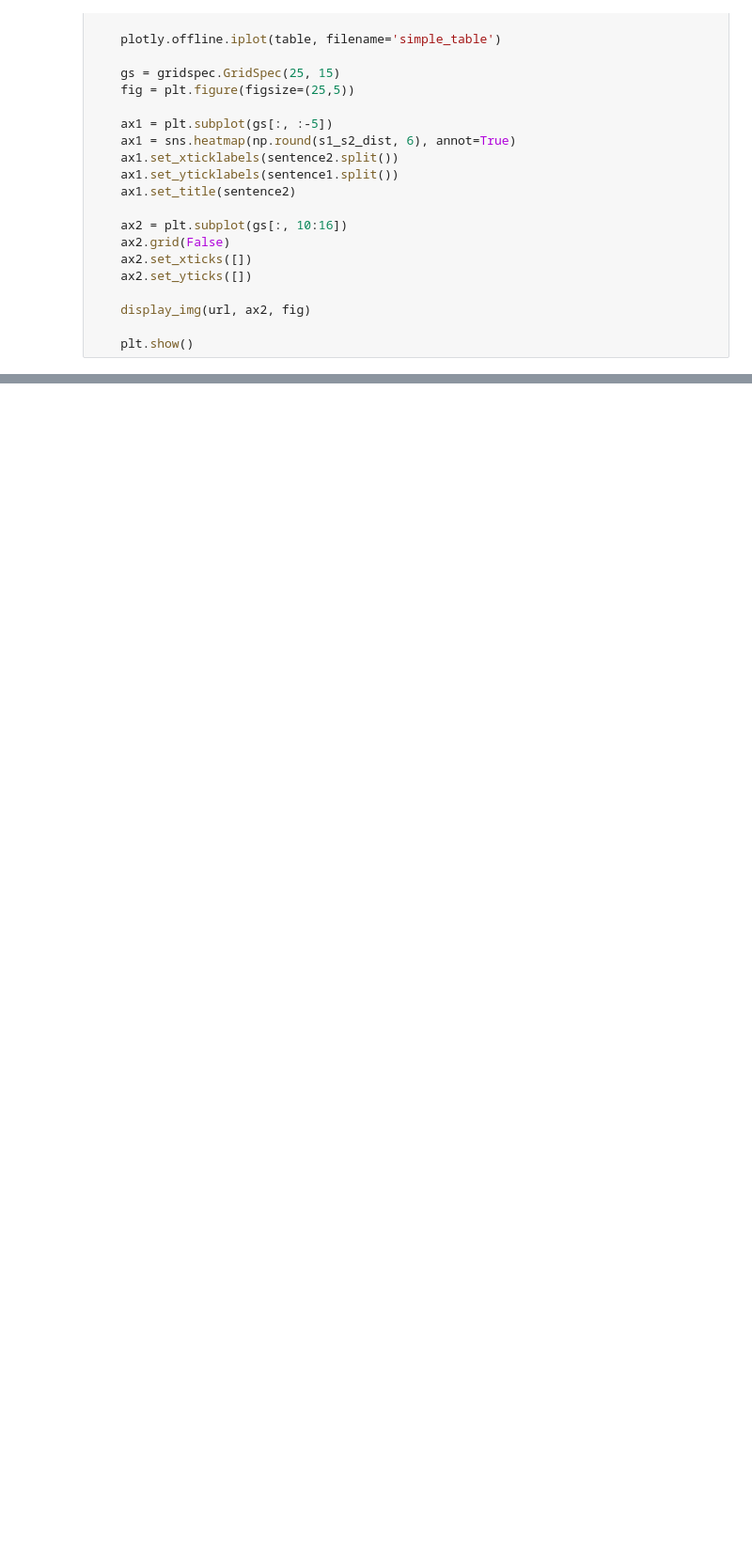
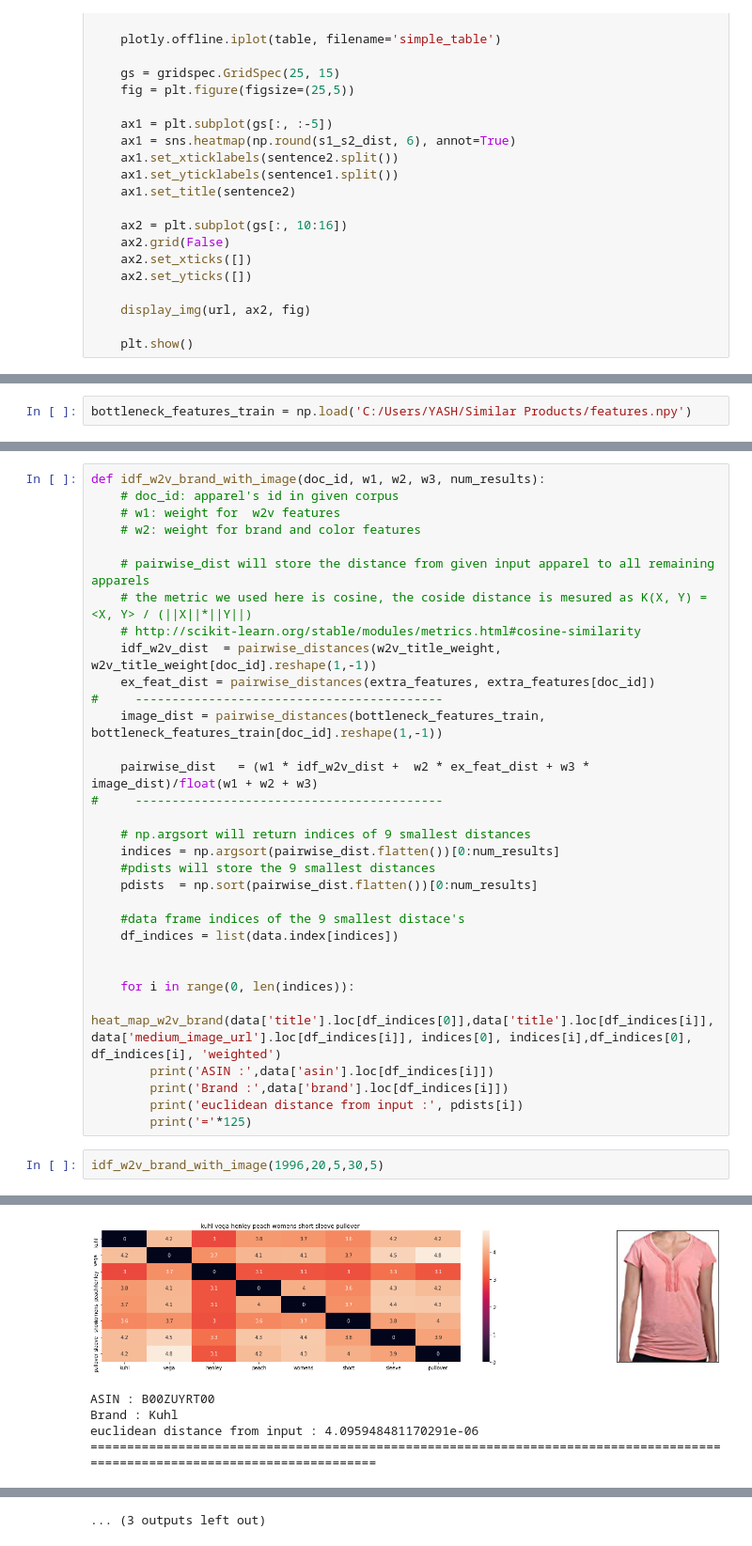
Before and after one commit to ansh-099/Similar-Products, a Jupyter notebook: Similar Products - Text based product similarity.ipynb, the cells around one changed output, grey strips where cells are left out. Shown at 94% size. Drawn from its saved outputs; the diff is of its cells as text; blank space fills up the shorter version.

```diff
--- a/Similar Products - Text based product similarity.ipynb
+++ b/Similar Products - Text based product similarity.ipynb
@@ -515,2 +515,4 @@ euclidean distance from input : 1.3202045000063625
 =============================================================================================================================
 ... (18 outputs left out)
+# %%
+bottleneck_features_train = np.load('C:/Users/YASH/Similar Products/features.npy')
@@ -516,0 +521,35 @@ euclidean distance from input : 1.3202045000063625
+# %%
+def idf_w2v_brand_with_image(doc_id, w1, w2, w3, num_results):
+    # doc_id: apparel's id in given corpus
+    # w1: weight for  w2v features
+    # w2: weight for brand and color features
+
+    # pairwise_dist will store the distance from given input apparel to all remaining apparels
+    # the metric we used here is cosine, the coside distance is mesured as K(X, Y) = <X, Y> / (||X||*||Y||)
+    # http://scikit-learn.org/stable/modules/metrics.html#cosine-similarity
+    idf_w2v_dist  = pairwise_distances(w2v_title_weight, w2v_title_weight[doc_id].reshape(1,-1))
+    ex_feat_dist = pairwise_distances(extra_features, extra_features[doc_id])
+#     ------------------------------------------
+    image_dist = pairwise_distances(bottleneck_features_train, bottleneck_features_train[doc_id].reshape(1,-1))
+
+    pairwise_dist   = (w1 * idf_w2v_dist +  w2 * ex_feat_dist + w3 * image_dist)/float(w1 + w2 + w3)
+#     ------------------------------------------
+
+    # np.argsort will return indices of 9 smallest distances
+    indices = np.argsort(pairwise_dist.flatten())[0:num_results]
+    #pdists will store the 9 smallest distances
+    pdists  = np.sort(pairwise_dist.flatten())[0:num_results]
+
+    #data frame indices of the 9 smallest distace's
+    df_indices = list(data.index[indices])
+
+
+    for i in range(0, len(indices)):
+        heat_map_w2v_brand(data['title'].loc[df_indices[0]],data['title'].loc[df_indices[i]], data['medium_image_url'].loc[df_indices[i]], indices[0], indices[i],df_indices[0], df_indices[i], 'weighted')
+        print('ASIN :',data['asin'].loc[df_indices[i]])
+        print('Brand :',data['brand'].loc[df_indices[i]])
+        print('euclidean distance from input :', pdists[i])
+        print('='*125)
+# %%
+idf_w2v_brand_with_image(1996,20,5,30,5)
+# %% [output]
@@ -516,0 +557,5 @@ euclidean distance from input : 1.3202045000063625
+[figure, added]
+ASIN : B00ZUYRT00
+Brand : Kuhl
+euclidean distance from input : 4.095948481170291e-06
+=============================================================================================================================
@@ -516,0 +580 @@ euclidean distance from input : 1.3202045000063625
+... (3 outputs left out)
```
Also changed, not shown: parts of 7 cells of this notebook.
